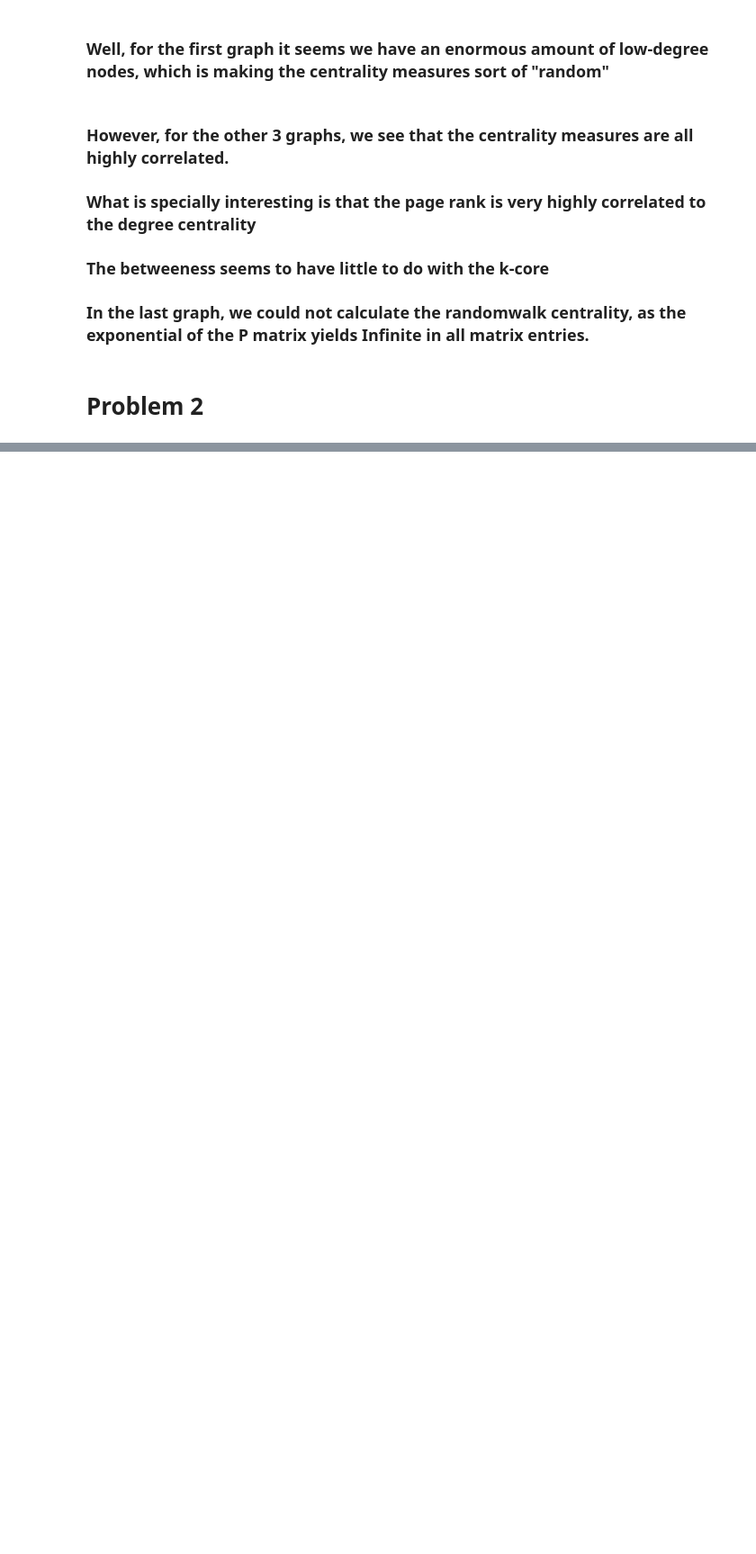
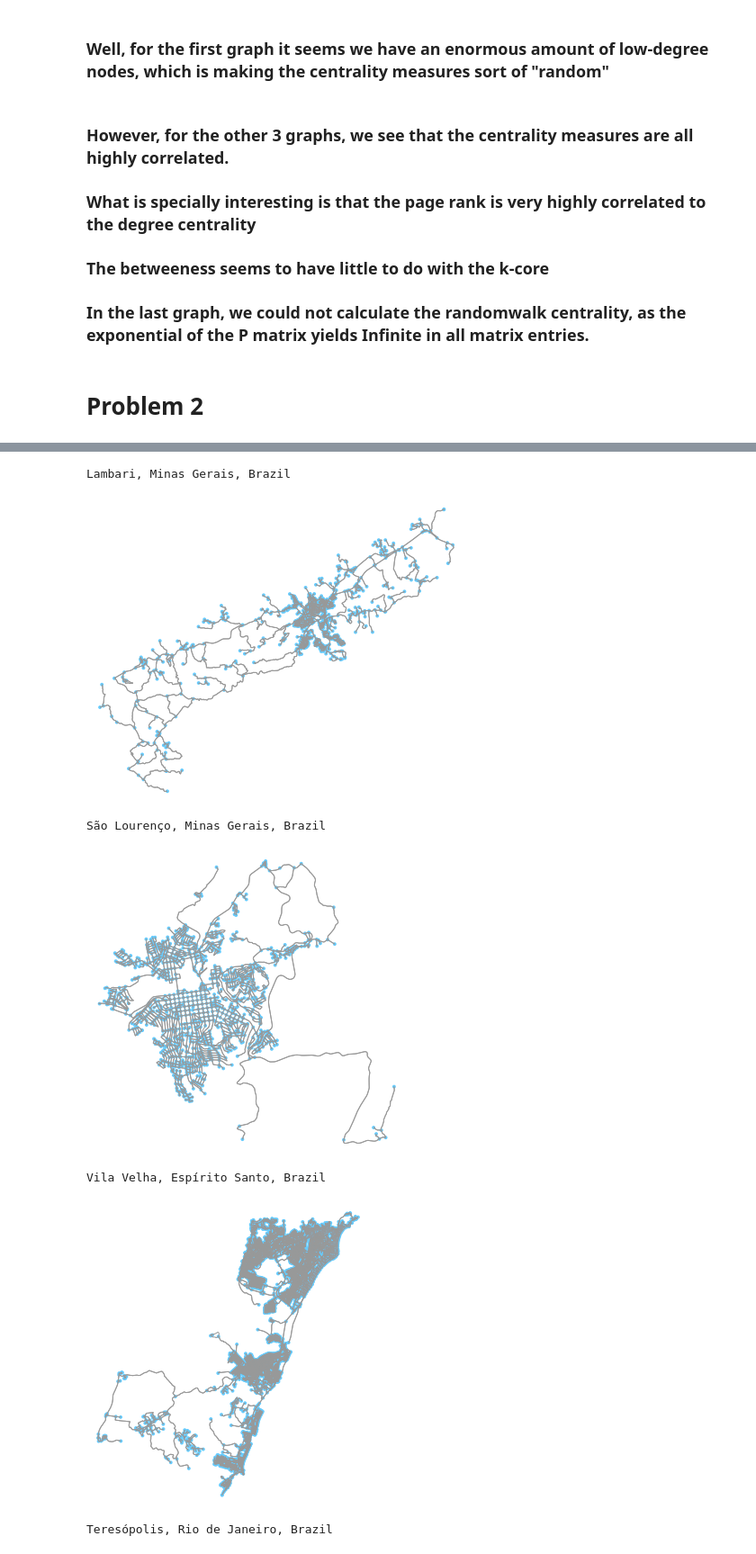
Before and after one commit to matheushjs/sandbox, a Jupyter notebook: complex_nets/lista2.ipynb, the cells around one changed output, grey strips where cells are left out. Shown at 90% size. Saved outputs shown, nothing was run; the diff lists cells and outputs as text; code cells hidden in the pictures; blank space fills up the shorter version.

```diff
--- a/complex_nets/lista2.ipynb
+++ b/complex_nets/lista2.ipynb
@@ -228,0 +231,10 @@ plt.hist(deg)
+# %%
+placeNames = (
+        "Lambari, Minas Gerais, Brazil",
+        "São Lourenço, Minas Gerais, Brazil",
+        "Vila Velha, Espírito Santo, Brazil",
+        "Teresópolis, Rio de Janeiro, Brazil"
+    )
+
+placeG = [ osmnx.graph_from_place(PLACE, network_type="drive") for PLACE in placeNames]
+placeG
@@ -228,0 +246,12 @@ plt.hist(deg)
+# %%
+for (G, name) in zip(placeG, placeNames):
+    print(name)
+    osmnx.plot_graph(G)
+# %% [output]
+Lambari, Minas Gerais, Brazil
+[figure, added]
+São Lourenço, Minas Gerais, Brazil
+[figure, added]
+Vila Velha, Espírito Santo, Brazil
+[figure, added]
+Teresópolis, Rio de Janeiro, Brazil
```
Also changed, not shown: parts of 20 cells of this notebook.
